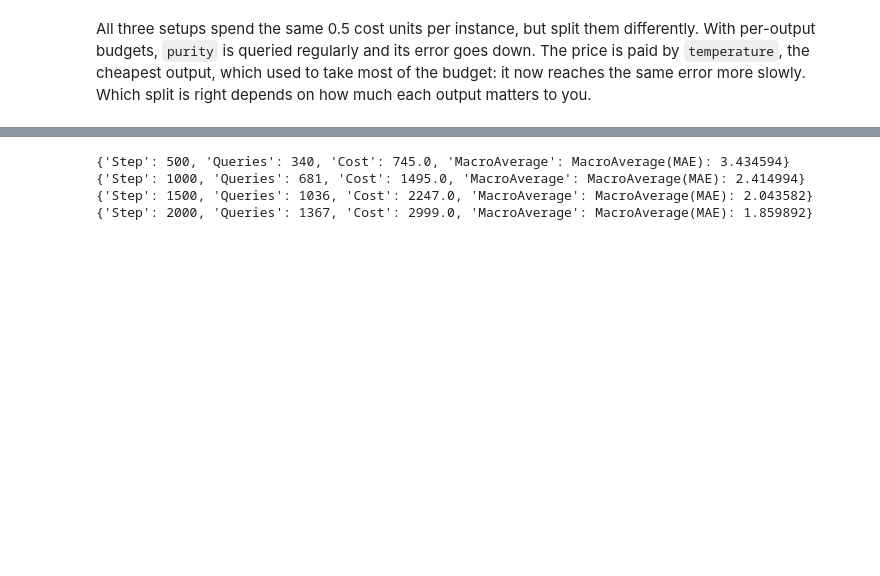
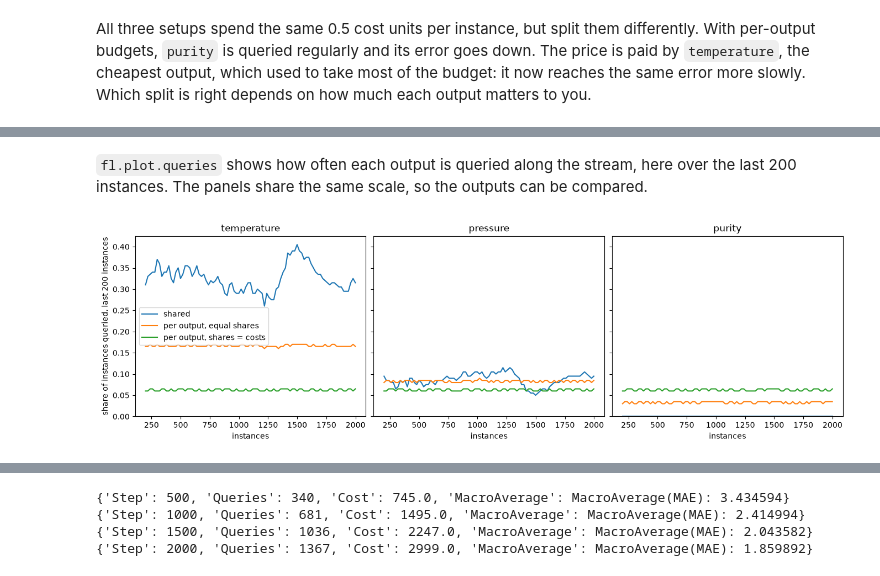
Before and after one commit to vitor-costa-garcia/fishladder, a Jupyter notebook: notebooks/01_quickstart.ipynb, the cells around one changed output, grey strips where cells are left out. Cells and saved outputs as stored; diff of their text form; code cells hidden in the pictures; blank space fills up the shorter version.

```diff
--- a/notebooks/01_quickstart.ipynb
+++ b/notebooks/01_quickstart.ipynb
@@ -210,0 +199,7 @@ it yields the state of the evaluation every `step` instances.
+# %% [markdown]
+`fl.plot.queries` shows how often each output is queried along the stream, here over the last
+200 instances. The panels share the same scale, so the outputs can be compared.
+# %%
+fl.plot.queries(logs, window=200);
+# %% [output]
+[figure, added]
```
Also changed, not shown: parts of 9 cells of this notebook, 6 other files.
